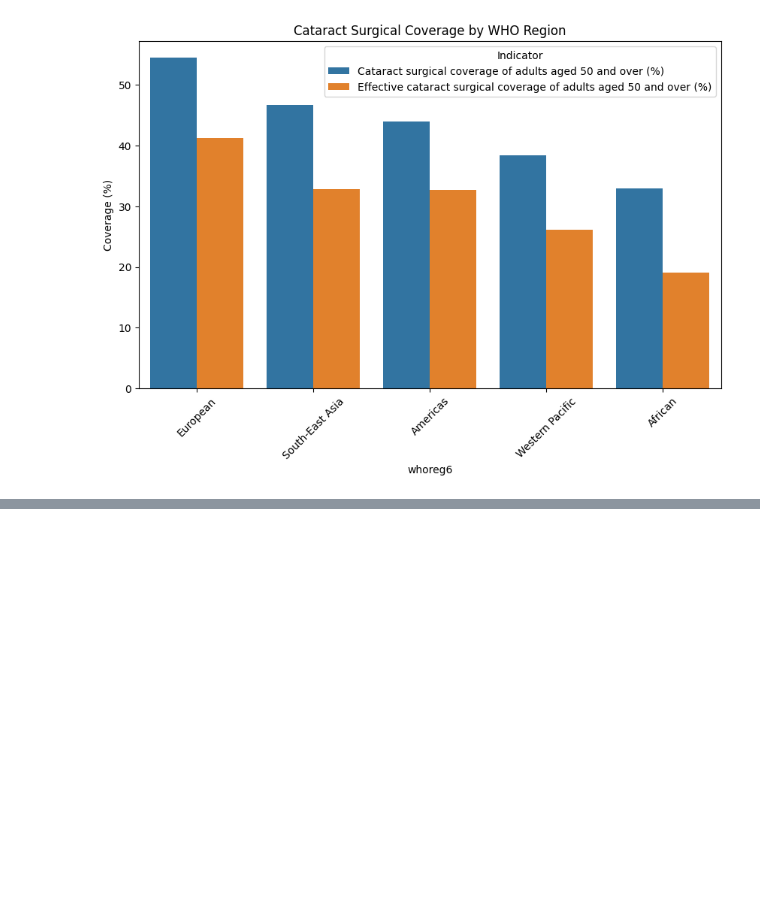
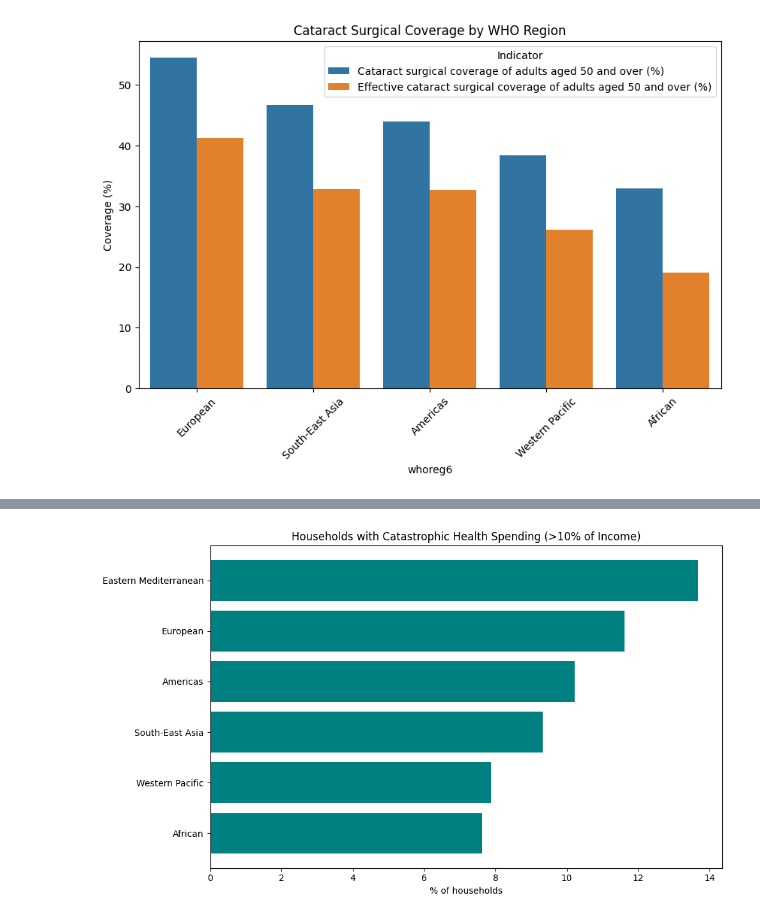
Before and after one commit to build-summer-2025/async-final-project-red-aakkash, a Jupyter notebook: Final_Project.ipynb, the cells around one changed output, grey strips where cells are left out. Cells and saved outputs as stored; diff of their text form; code cells hidden in the pictures; blank space fills up the shorter version.

```diff
--- a/Final_Project.ipynb
+++ b/Final_Project.ipynb
@@ -37,0 +86,17 @@ plt.show()
+# %%
+# Question 4: What proportion of households face catastrophic health expenditures (>10% of income)?
+
+q4 = df[df["indicator_name"].str.contains("greater than 10% of total household budget", case=False, na=False)].copy()
+
+q4_latest = (q4.sort_values("date").groupby("setting", as_index=False).tail(1))
+
+q4_region = (q4_latest.groupby("whoreg6")["estimate"].mean().reset_index().sort_values("estimate", ascending=True))
+
+plt.figure(figsize=(10,6))
+plt.barh(q4_region["whoreg6"], q4_region["estimate"], color="teal")
+plt.title("Households with Catastrophic Health Spending (>10% of Income)")
+plt.xlabel("% of households")
+plt.tight_layout()
+plt.show()
+# %% [output]
+[figure, added]
```
Also changed, not shown: parts of 9 cells of this notebook, 11 other files.
